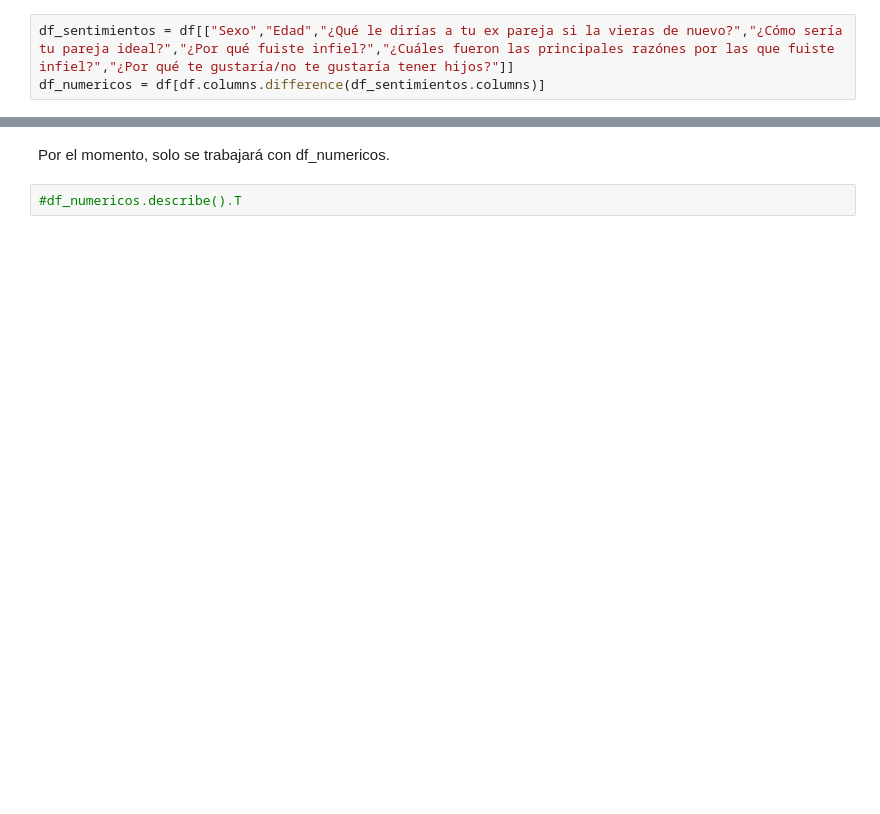
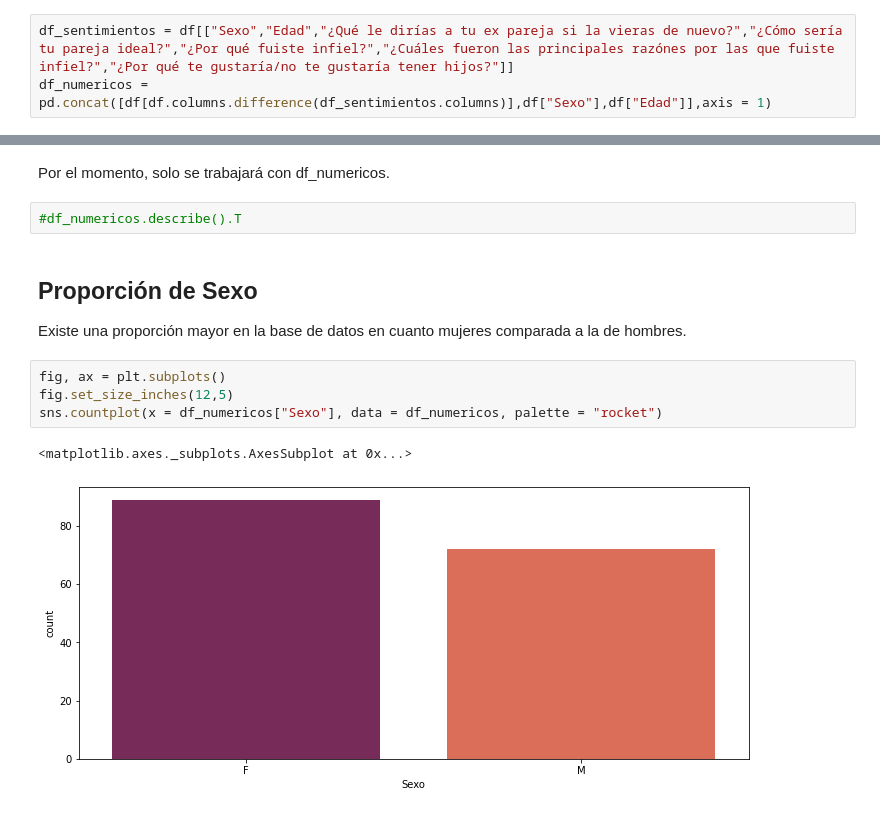
Before and after one commit to FisherPearson/Dependencia-Emocional, a Jupyter notebook: Dependencia Emocional.ipynb, the cells around one changed output, grey strips where cells are left out. Saved outputs shown, nothing was run; the diff lists cells and outputs as text; blank space fills up the shorter version.

```diff
--- a/Dependencia Emocional.ipynb
+++ b/Dependencia Emocional.ipynb
@@ -743,4 +745,4 @@ __df_sentimientos__: Este data frame contendrá todas las columnas destinadas a
 __df_numericos__: Todos las columnas que restan.
 # %%
 df_sentimientos = df[["Sexo","Edad","¿Qué le dirías a tu ex pareja si la vieras de nuevo?","¿Cómo sería tu pareja ideal?","¿Por qué fuiste infiel?","¿Cuáles fueron las principales razónes por las que fuiste infiel?","¿Por qué te gustaría/no te gustaría tener hijos?"]]
-df_numericos = df[df.columns.difference(df_sentimientos.columns)]
+df_numericos = pd.concat([df[df.columns.difference(df_sentimientos.columns)],df["Sexo"],df["Edad"]],axis = 1)
@@ -748,3 +766,14 @@ df_numericos = df[df.columns.difference(df_sentimientos.columns)]
 Por el momento, solo se trabajará con df_numericos.
 # %%
 #df_numericos.describe().T
+# %% [markdown]
+Proporción de Sexo
+---
+Existe una proporción mayor en la base de datos en cuanto mujeres comparada a la de hombres.
+# %%
+fig, ax = plt.subplots()
+fig.set_size_inches(12,5)
+sns.countplot(x = df_numericos["Sexo"], data = df_numericos, palette = "rocket")
+# %% [output]
+<matplotlib.axes._subplots.AxesSubplot at 0x...>
+[figure, added]
```
Also changed, not shown: parts of 65 cells of this notebook.
